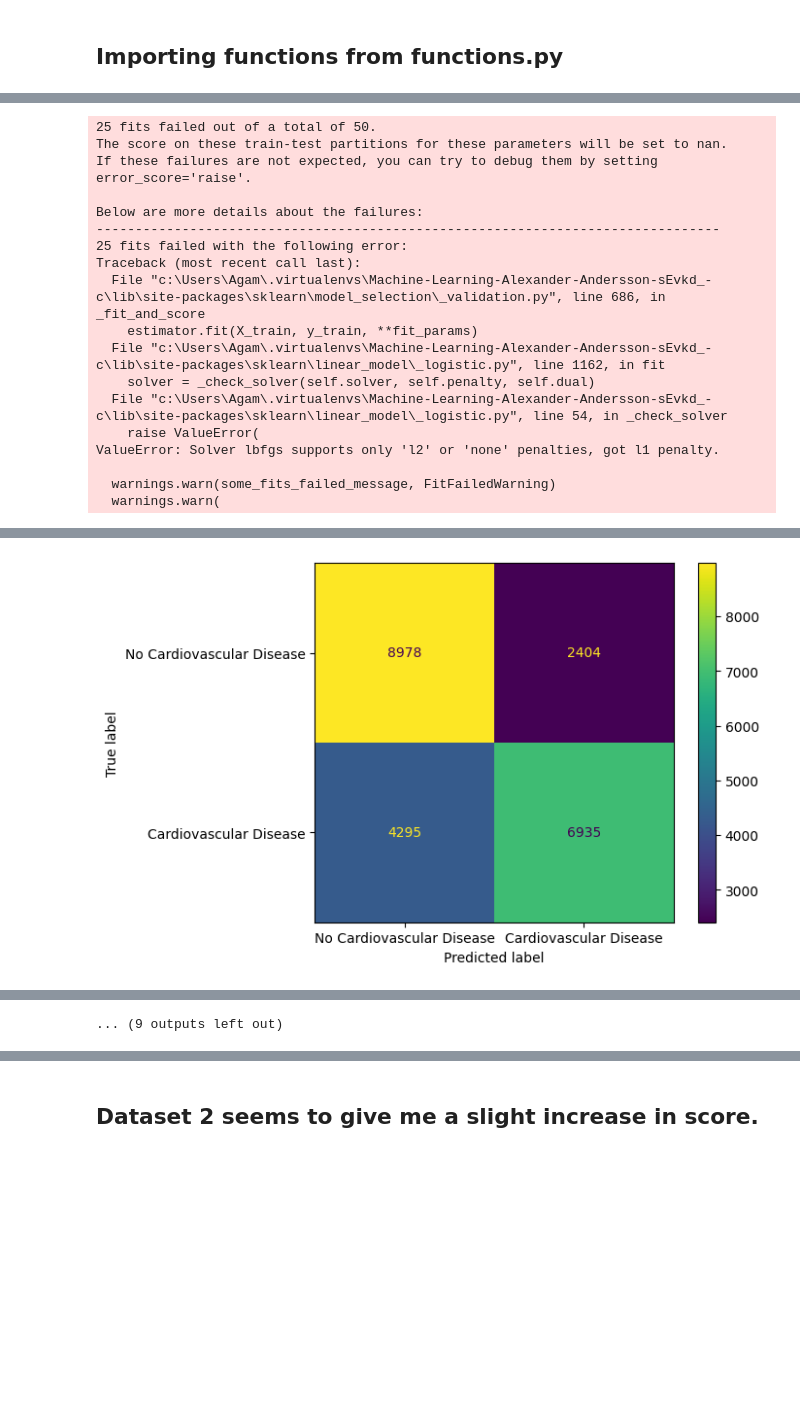
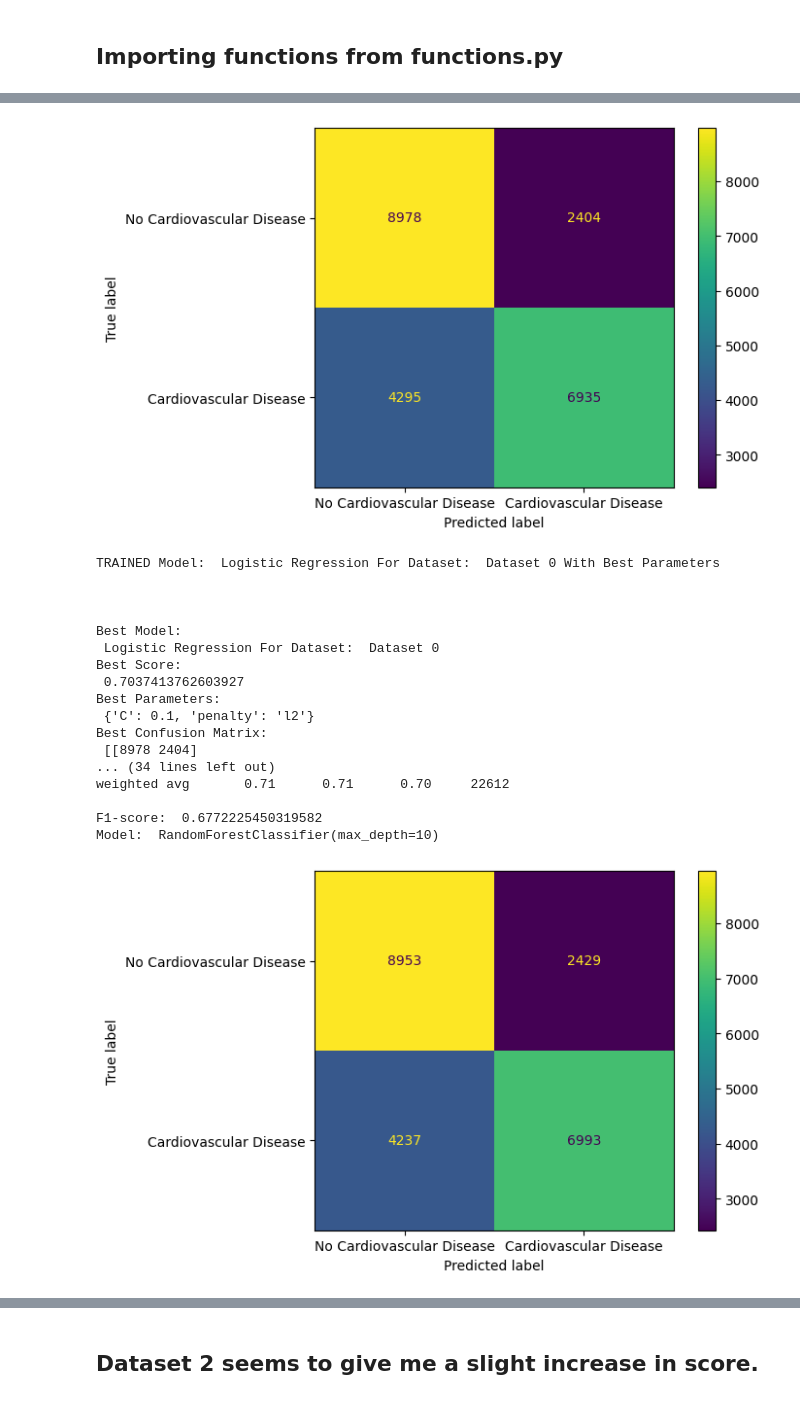
Before and after one commit to Rufshod/Machine-Learning-Alexander-Andersson, a Jupyter notebook: Lab/Lab_2_Split_df.ipynb, the cells around one changed output, grey strips where cells are left out. Saved outputs shown, nothing was run; the diff lists cells and outputs as text; code cells hidden in the pictures; blank space fills up the shorter version.

```diff
--- a/Lab/Lab_2_Split_df.ipynb
+++ b/Lab/Lab_2_Split_df.ipynb
@@ -127,9 +127,9 @@ scaled_datasets = [(X_0_train_scaled, X_0_test_scaled, y_0_train, y_0_test), (X_
 dataset_names = ["Dataset 0", "Dataset 1"]
 
 # Creating a list of parameters to try
-params = [{"C": [0.1, 1, 10, 100, 1000], "penalty": ["l1", "l2"]}, # parameters for LogisticRegression
+params = [{"C": [0.1, 1, 10, 100, 1000], "penalty": ["l2"]}, # parameters for LogisticRegression
             {"n_estimators": [100, 200, 300, 400, 500], "max_depth": [5, 10, 15, 20, 25]}, # parameters for RandomForestClassifier
-            {"n_neighbors": [3, 5, 7, 9, 11], "weights": ["uniform", "distance"]}, # parameters for KNeighborsClassifier
+            {"n_neighbors": [3, 4, 5], "weights": ["uniform", "distance"], "algorithm": ["auto", "ball_tree", "kd_tree", "brute"], "leaf_size": [10, 20, 30]}, # parameters for KNeighborsClassifier
             {"var_smoothing": [1e-9, 1e-8, 1e-7, 1e-6, 1e-5]}] # parameters for GaussianNB
 
 # Creating a list of parameter names
@@ -149,6 +149,15 @@ best_model_names = []
 
 # Creating a list of best model scores
 best_model_scores = []
+
+# Creating a list of recall scores
+best_model_recall_scores = []
+
+# Creating a list of precision scores
+best_model_precision_scores = []
+
+# Creating a list of f1 scores
+best_model_f1_scores = []
 
 # Creating a list of best model predictions
 best_model_preds = []
@@ -183,9 +192,12 @@ for i in range(len(scaled_datasets)): # runs 2 times
         print("")
 
         # Saving the best models
-        best_models.append(models[j])
-        best_model_names.append(model_names[j])
-        best_model_scores.append(models[j].score(scaled_datasets[i][1], scaled_datasets[i][3]))
+        best_models.append(models[j]) # saving the best models
+        best_model_names.append(model_names[j]) # saving the best model names
+        best_model_scores.append(models[j].score(scaled_datasets[i][1], scaled_datasets[i][3])) # saving the best model scores
+        best_model_recall_scores.append(recall_score(scaled_datasets[i][3], models[j].predict(scaled_datasets[i][1])))
+        best_model_precision_scores.append(precision_score(scaled_datasets[i][3], models[j].predict(scaled_datasets[i][1])))
+        best_model_f1_scores.append(f1_score(scaled_datasets[i][3], models[j].predict(scaled_datasets[i][1])))
         best_model_preds.append(models[j].predict(scaled_datasets[i][1]))
         best_model_confusion_matrices.append(confusion_matrix(scaled_datasets[i][3], models[j].predict(scaled_datasets[i][1])))
         best_model_classification_reports.append(classification_report(scaled_datasets[i][3], models[j].predict(scaled_datasets[i][1])))
@@ -194,11 +206,11 @@ for i in range(len(scaled_datasets)): # runs 2 times
 
 
         # Printing the best models
-        print("Best Model: ", model_names[j], "For Dataset: ", dataset_names[i])
-        print("Best Score: ", models[j].score(scaled_datasets[i][1], scaled_datasets[i][3]))
-        print("Best Parameters: ", best_params[j])
-        print("Best Confusion Matrix: ", confusion_matrix(scaled_datasets[i][3], models[j].predict(scaled_datasets[i][1])))
-        print("Best Classification Report: ", classification_report(scaled_datasets[i][3], models[j].predict(scaled_datasets[i][1])))
+        print("Best Model:\n", model_names[j], "For Dataset: ", dataset_names[i])
+        print("Best Score:\n", models[j].score(scaled_datasets[i][1], scaled_datasets[i][3]))
+        print("Best Parameters:\n", best_params[j])
+        print("Best Confusion Matrix:\n", confusion_matrix(scaled_datasets[i][3], models[j].predict(scaled_datasets[i][1])))
+        print("Best Classification Report:\n", classification_report(scaled_datasets[i][3], models[j].predict(scaled_datasets[i][1])))
         print("")
         print("")
 
@@ -207,10 +219,10 @@ for i in range(len(scaled_datasets)): # runs 2 times
 
 
 # Creating a dataframe of the best models
-best_models_df = pd.DataFrame({"Model": best_model_names, "Score": best_model_scores, "Parameters": best_params, "Predictions": best_model_preds, "Confusion Matrix": best_model_confusion_matrices, "Classification Report": best_model_classification_reports})
+best_models_df = pd.DataFrame({"Model": best_model_names, "Score": best_model_scores, "Parameters": best_params, "Predictions": best_model_preds, "Confusion Matrix": best_model_confusion_matrices, "Classification Report": best_model_classification_reports, "precision_score": best_model_precision_scores,  "recall_score": best_model_recall_scores,"f1_score": best_model_f1_scores})
 
 # Printing the dataframe
-print(best_models_df)
+display(best_models_df)
 
 # Saving the dataframe to a csv file
 # %% [output]
@@ -222,18 +246,19 @@ Fitting 5 folds for each of 10 candidates, totalling 50 fits
+[figure]
-25 fits failed out of a total of 50.
-The score on these train-test partitions for these parameters will be set to nan.
-If these failures are not expected, you can try to debug them by setting error_score='raise'.
+TRAINED Model:  Logistic Regression For Dataset:  Dataset 0 With Best Parameters
 
-Below are more details about the failures:
---------------------------------------------------------------------------------
-25 fits failed with the following error:
-Traceback (most recent call last):
-  File "c:\Users\Agam\.virtualenvs\Machine-Learning-Alexander-Andersson-sEvkd_-c\lib\site-packages\sklearn\model_selection\_validation.py", line 686, in _fit_and_score
-    estimator.fit(X_train, y_train, **fit_params)
-  File "c:\Users\Agam\.virtualenvs\Machine-Learning-Alexander-Andersson-sEvkd_-c\lib\site-packages\sklearn\linear_model\_logistic.py", line 1162, in fit
-    solver = _check_solver(self.solver, self.penalty, self.dual)
-  File "c:\Users\Agam\.virtualenvs\Machine-Learning-Alexander-Andersson-sEvkd_-c\lib\site-packages\sklearn\linear_model\_logistic.py", line 54, in _check_solver
-    raise ValueError(
-ValueError: Solver lbfgs supports only 'l2' or 'none' penalties, got l1 penalty.
 
-  warnings.warn(some_fits_failed_message, FitFailedWarning)
-  warnings.warn(
+
+Best Model:
+ Logistic Regression For Dataset:  Dataset 0
+Best Score:
+ 0.7037413762603927
+Best Parameters:
+ {'C': 0.1, 'penalty': 'l2'}
+Best Confusion Matrix:
+ [[8978 2404]
+... (34 lines left out)
+weighted avg       0.71      0.71      0.70     22612
+
+F1-score:  0.6772225450319582
+Model:  RandomForestClassifier(max_depth=10)
+[figure]
@@ -260 +281,0 @@ Model:  LogisticRegression(C=0.1)
-[figure]
@@ -350,4 +338,3 @@ ValueError: Solver lbfgs supports only 'l2' or 'none' penalties, got l1 penalty.
-... (9 outputs left out)
 # %%
 fig = best_models_df["Score"].plot(kind="bar", title="Best Model Scores", figsize=(10, 5), color=["darkred", "green", "darkblue", "darkorange"])
 fig.set_xlabel("Model")
```
Also changed, not shown: parts of 20 cells of this notebook, 4 other files.
